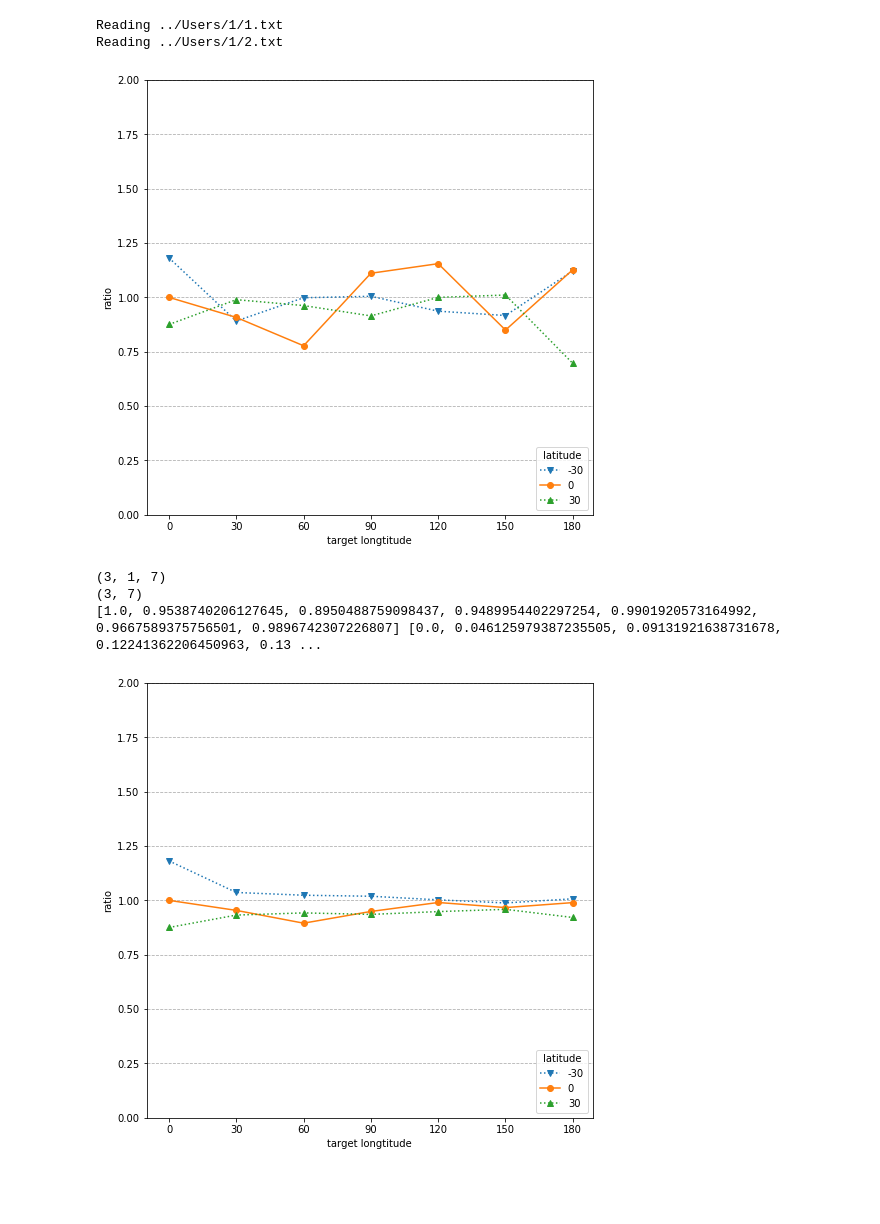
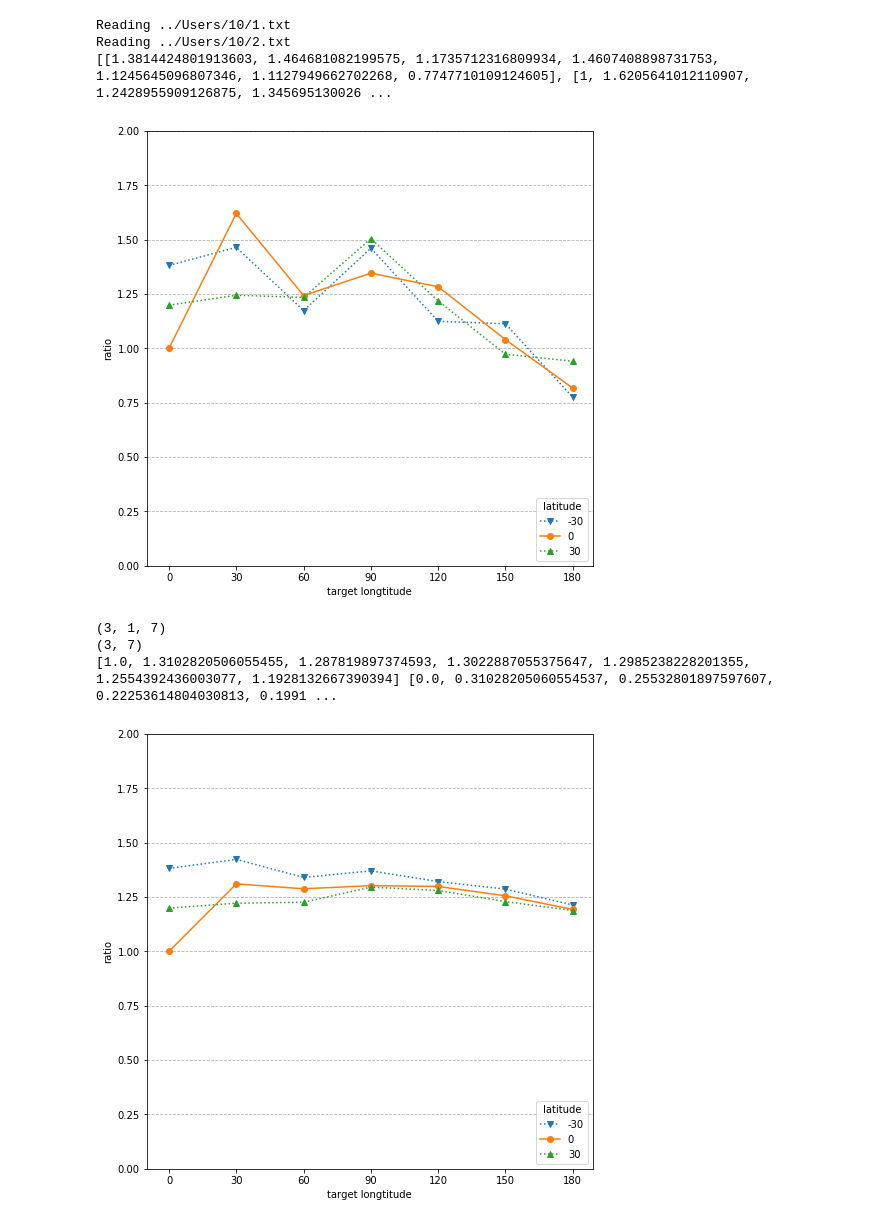
Before and after one commit to red-pencil/python_data, a Jupyter notebook: vtdata/Scripts/gain.ipynb, the cells around one changed output. Drawn from its saved outputs; the diff is of its cells as text; code cells hidden in the pictures; blank space fills up the shorter version.

```diff
--- a/vtdata/Scripts/gain.ipynb
+++ b/vtdata/Scripts/gain.ipynb
@@ -230,28 +230,30 @@ def plotratio(r,s=None):
 # %%
 fig, ax = plt.subplots(figsize=(8,8))
 ratio=[[],[],[]]
 ###################### choose user
-users=[1]#,2]#,3,4,5,8,9,10,12,13,14]
+users=[10]#[1,2,3,4,5,8,9,10,12,13,14]
 ######################
 for uid in range(len(users)):
     baseFolder=str(users[uid])
 
     idx=[1,2]
 
    # for i in range(len(idx)):
     #print("Trial 1"+str(i))
     t1=read_plot("../Users/"+baseFolder+"/"+str(idx[0])+".txt",1,fig)
     #print("Trial 2"+str(i))
     t2=read_plot("../Users/"+baseFolder+"/"+str(idx[1])+".txt",1,fig)
     r=make_ratio(t1,t2)
     ratio[0].append(r[0])
     ratio[1].append(r[1])
     ratio[2].append(r[2])
+    print(str(r))
     plotratio(r)
 # %% [output]
-Reading ../Users/1/1.txt
-Reading ../Users/1/2.txt
+Reading ../Users/10/1.txt
+Reading ../Users/10/2.txt
+[[1.3814424801913603, 1.464681082199575, 1.1735712316809934, 1.4607408898731753, 1.1245645096807346, 1.1127949662702268, 0.7747710109124605], [1, 1.6205641012110907, 1.2428955909126875, 1.345695130026 ...
-[figure, old version]
+[figure, new version]
 # %%
 
 ratioDiv=[[],[],[]]
@@ -262,9 +264,9 @@ for i in range(7):
     for j in range(3):
         r=[]
         for k in range(len(ratio[j])):
-            ratioDiv[j].append(ratio[j][k][i])
-        meanR[j].append(np.mean(ratioDiv[j]))
-        StdR[j].append(np.std(ratioDiv[j]))
+            ratioDiv[j].append(ratio[j][k][i]) # incorrect
+        meanR[j].append(np.mean(ratioDiv[j])) # incorrect
+        StdR[j].append(np.std(ratioDiv[j])) # incorrect
 
 print(np.array(meanR).shape)
 #print(meanR,StdR)
@@ -272,5 +274,5 @@ plotratio(meanR,StdR)
 # %% [output]
 (3, 1, 7)
 (3, 7)
-[1.0, 0.9538740206127645, 0.8950488759098437, 0.9489954402297254, 0.9901920573164992, 0.9667589375756501, 0.9896742307226807] [0.0, 0.046125979387235505, 0.09131921638731678, 0.12241362206450963, 0.13 ...
+[1.0, 1.3102820506055455, 1.287819897374593, 1.3022887055375647, 1.2985238228201355, 1.2554392436003077, 1.1928132667390394] [0.0, 0.31028205060554537, 0.25532801897597607, 0.22253614804030813, 0.1991 ...
-[figure, old version]
+[figure, new version]
```
Also changed, not shown: 6 other files.
